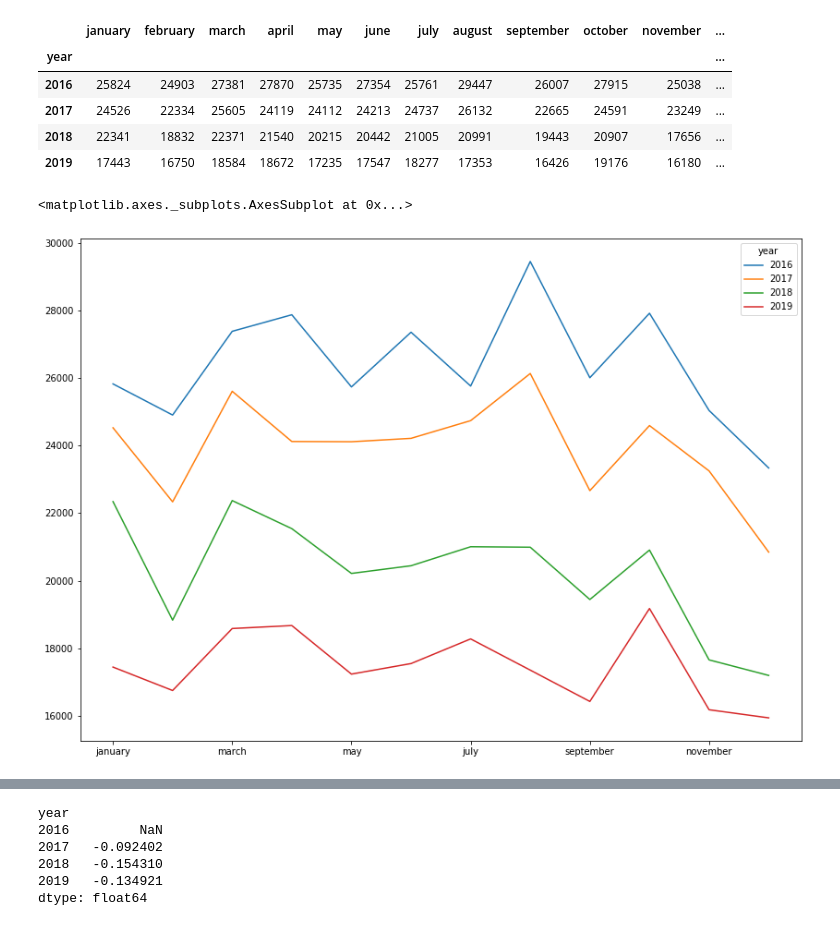
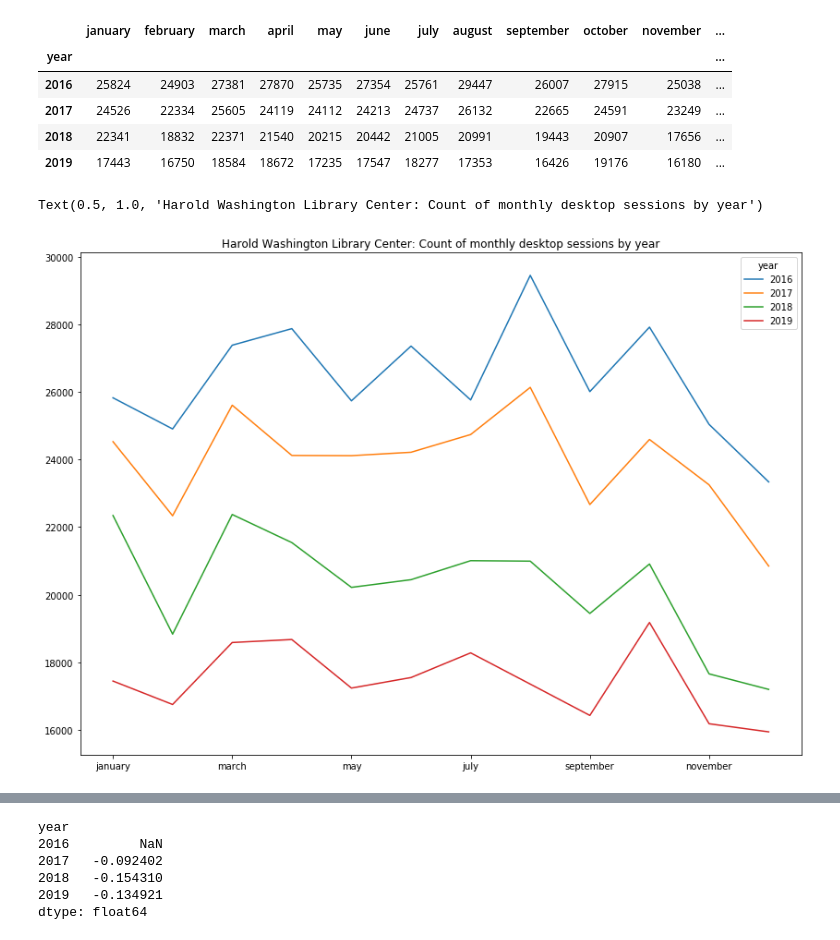
Before and after one commit to sararasmussn/2020Fall_projects, a Jupyter notebook: saralr2_is597pr_chicago_analysis.ipynb, the cells around one changed output, grey strips where cells are left out. Drawn from its saved outputs; the diff is of its cells as text; code cells hidden in the pictures.

```diff
--- a/saralr2_is597pr_chicago_analysis.ipynb
+++ b/saralr2_is597pr_chicago_analysis.ipynb
@@ -77,9 +77,10 @@ cs_by_year
 # %%
 # Rotate the table for visualizing
 # Source: https://stackoverflow.com/questions/21473570/how-to-plot-columns-on-x-axis-and-use-index-as-y-axis-using-pandas
-cs_by_year.T.plot(figsize=(14,10))
+fig1 = cs_by_year.T # X-axis= fig1.index; Y-axis= fig1.columns
+fig1.plot(figsize=(14,10)).set_title("Harold Washington Library Center: Count of monthly desktop sessions by year")
 # %% [output]
-<matplotlib.axes._subplots.AxesSubplot at 0x...>
+Text(0.5, 1.0, 'Harold Washington Library Center: Count of monthly desktop sessions by year')
-[figure, old version]
+[figure, new version]
 # %%
 change = cs_by_year.pct_change()
```
Also changed, not shown: parts of 3 cells of this notebook, 1 other file.
